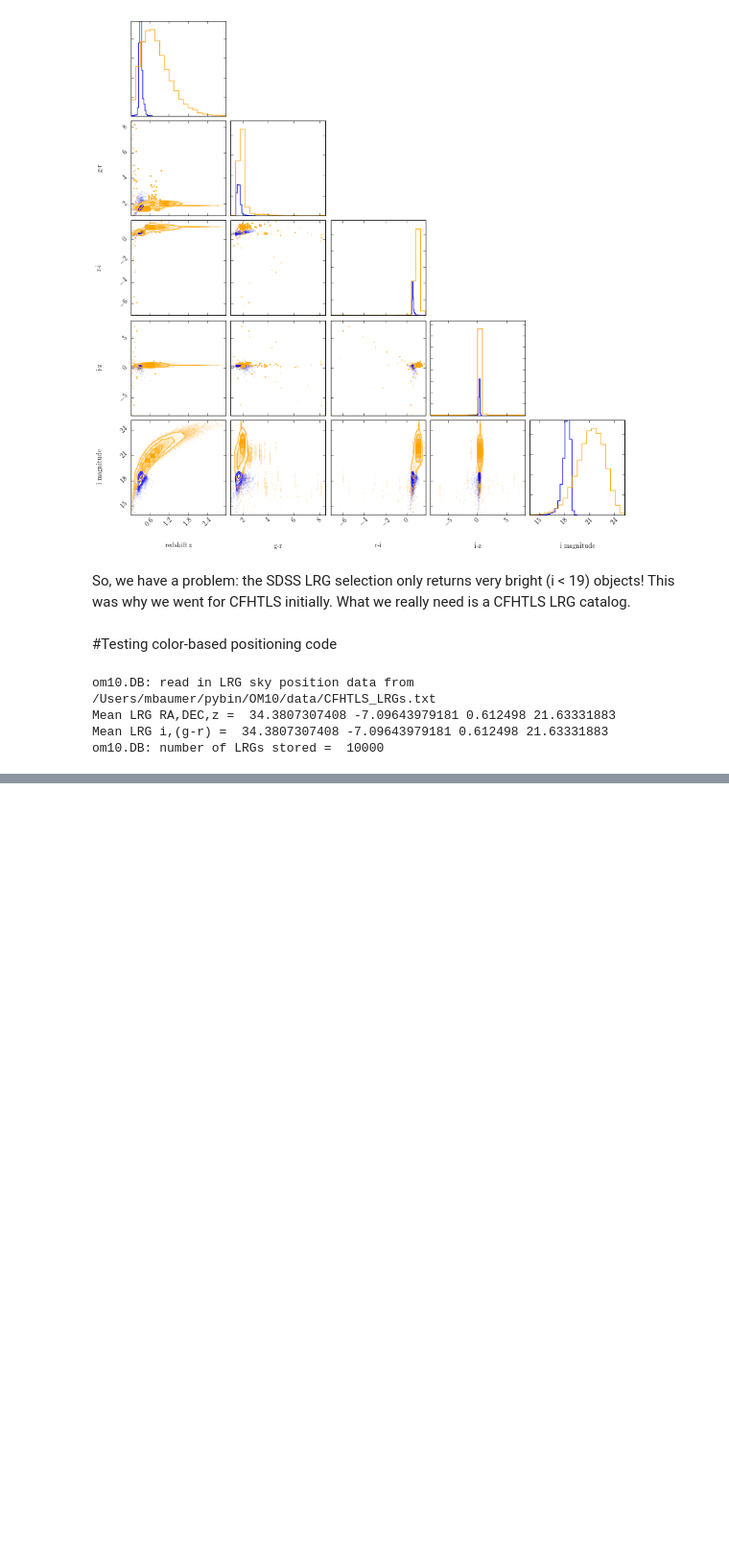
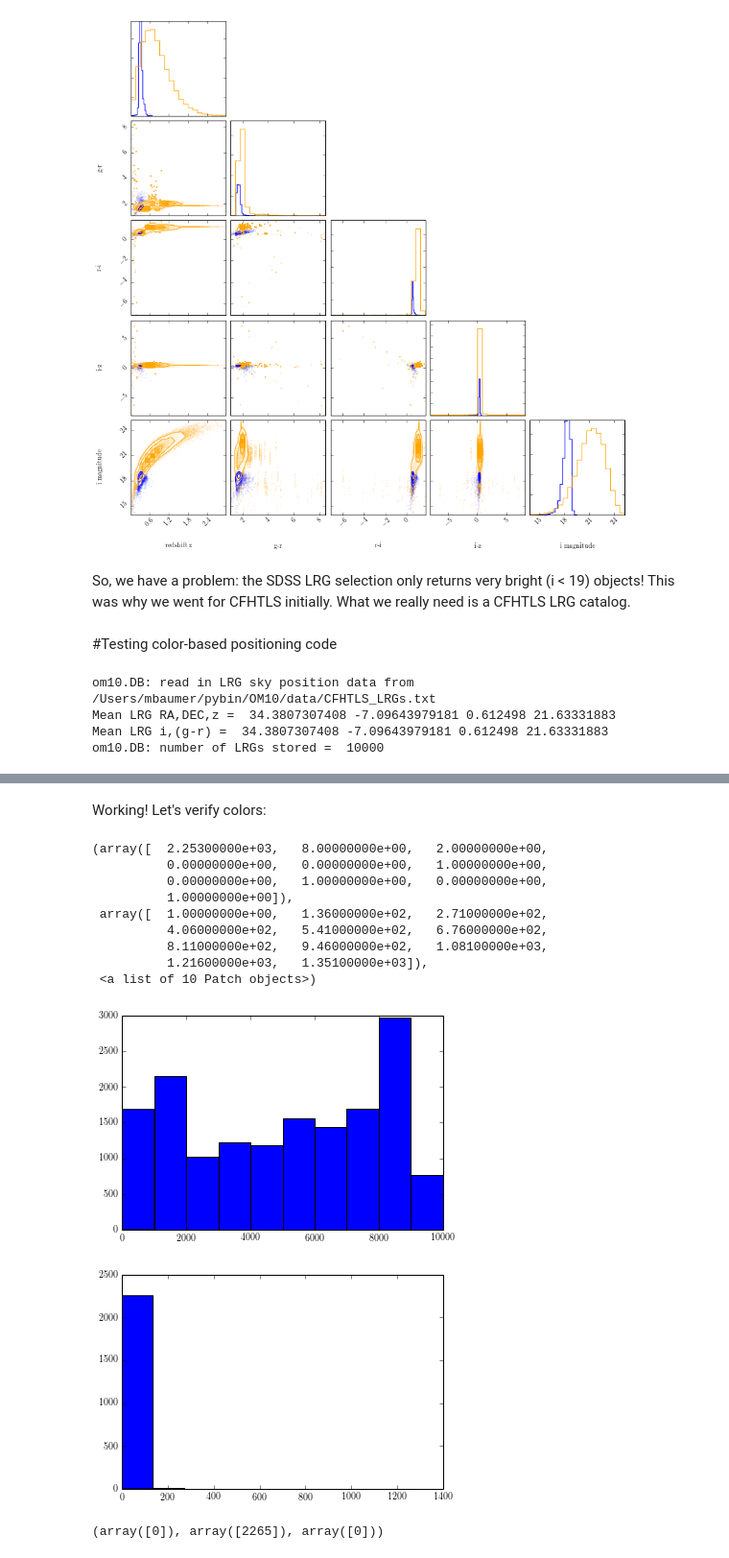
Before and after one commit to drphilmarshall/OM10, a Jupyter notebook: notebooks/issue22_LRG_position_matching.ipynb, the cells around one changed output, grey strips where cells are left out. Shown at 96% size. Saved outputs shown, nothing was run; the diff lists cells and outputs as text; code cells hidden in the pictures; blank space fills up the shorter version.

Commit message:
position matching working, but many get same position #22

```diff
--- a/notebooks/issue22_LRG_position_matching.ipynb
+++ b/notebooks/issue22_LRG_position_matching.ipynb
@@ -206 +192,30 @@ ipdb> X.shape
+# %%
+idx_list = db.assign_sky_positions()
+# %% [markdown]
+Working! Let's verify colors:
+# %%
+idx_list = np.array(idx_list).flatten() #list/array hijinks
+# %%
+import scipy
+from scipy.stats import itemfreq
+_ = plt.hist(idx_list)
+test = itemfreq(idx_list)
+plt.figure()
+plt.hist(test[:,1].flatten())
+# %% [output]
+(array([  2.25300000e+03,   8.00000000e+00,   2.00000000e+00,
+          0.00000000e+00,   0.00000000e+00,   1.00000000e+00,
+          0.00000000e+00,   1.00000000e+00,   0.00000000e+00,
+          1.00000000e+00]),
+ array([  1.00000000e+00,   1.36000000e+02,   2.71000000e+02,
+          4.06000000e+02,   5.41000000e+02,   6.76000000e+02,
+          8.11000000e+02,   9.46000000e+02,   1.08100000e+03,
+          1.21600000e+03,   1.35100000e+03]),
+ <a list of 10 Patch objects>)
+[figure, added]
+[figure, added]
+# %%
+np.where([test == np.max(test[:,0])])
+# %% [output]
+(array([0]), array([2265]), array([0]))
 # %%
```
Also changed, not shown: parts of 6 cells of this notebook, 1 other file.
